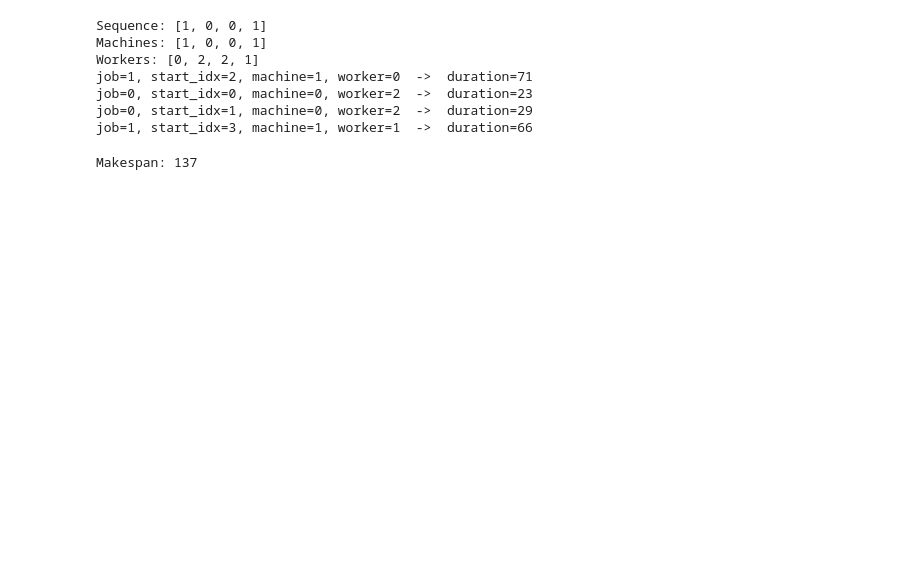
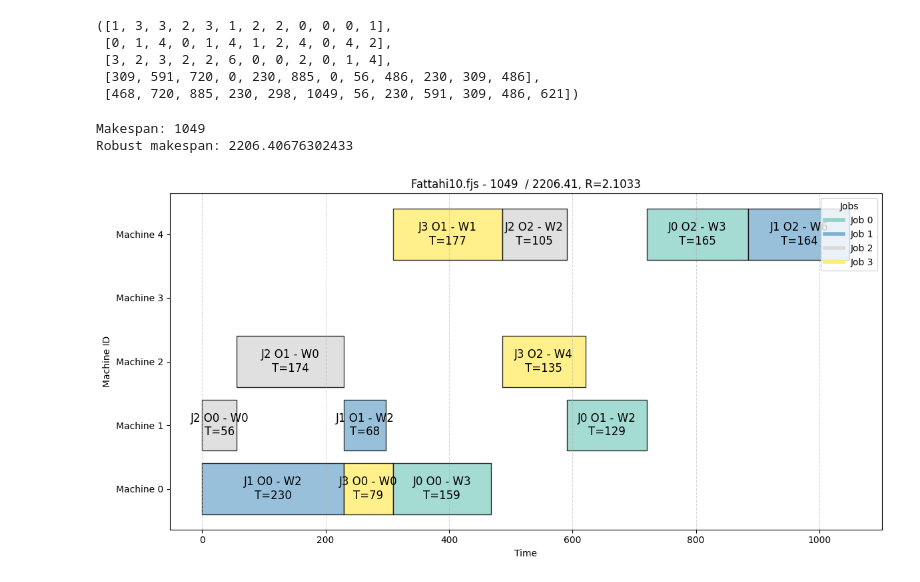
Before and after one commit to itsvoit/FJSSP-W-Competition, a Jupyter notebook: test_solver.ipynb, the cells around one changed output. Cells and saved outputs as stored; diff of their text form; code cells hidden in the pictures; blank space fills up the shorter version.

```diff
--- a/test_solver.ipynb
+++ b/test_solver.ipynb
@@ -30,0 +55,4 @@ sequence, machines, workers
+# %%
+logger.info("Init method")
+method = Method(method_params, encoding, uncertain_eval_function)
+logger.info("Finish init method")
@@ -31,3 +63,14 @@ sequence, machines, workers
+# %%
+best_indv = method.best_indv
+# %%
+sequence, machines, workers, start_times, end_times = best_indv.get_representation()
+sequence, machines, workers, start_times, end_times
+# %% [output]
+([1, 3, 3, 2, 3, 1, 2, 2, 0, 0, 0, 1],
+ [0, 1, 4, 0, 1, 4, 1, 2, 4, 0, 4, 2],
+ [3, 2, 3, 2, 2, 6, 0, 0, 2, 0, 1, 4],
+ [309, 591, 720, 0, 230, 885, 0, 56, 486, 230, 309, 486],
+ [468, 720, 885, 230, 298, 1049, 56, 230, 591, 309, 486, 621])
 # %%
 if PROD:
     assert len(sequence) > 0, "The sequence should not be empty."
@@ -36,15 +81,10 @@ if PROD:
 # %%
-start_times, machines, workers = evaluation.translate(sequence, machines, workers, encoding.durations()) # necessary because the solver does not provide the start times of the schedule
-c = evaluation.makespan(start_times, machines, workers, encoding.durations())
+# start_times, machines, workers = evaluation.translate(sequence, machines, workers, encoding.get_durations()) # necessary because the solver does not provide the start times of the schedule
+# c = evaluation.makespan(start_times, machines, workers, encoding.get_durations())
+c = best_indv.get_internal_fitness()
+robust_c = uncertain_eval_function(best_indv)
+print(f'Makespan: {c}')
+print(f'Robust makespan: {robust_c}')
 # %% [output]
-Sequence: [1, 0, 0, 1]
-Machines: [1, 0, 0, 1]
-Workers: [0, 2, 2, 1]
-job=1, start_idx=2, machine=1, worker=0  ->  duration=71
-job=0, start_idx=0, machine=0, worker=2  ->  duration=23
-job=0, start_idx=1, machine=0, worker=2  ->  duration=29
-job=1, start_idx=3, machine=1, worker=1  ->  duration=66
+Makespan: 1049
+Robust makespan: 2206.40676302433
-# %%
-print(f'Makespan: {c}')
-# %% [output]
-Makespan: 137
@@ -50,0 +170,4 @@ Makespan: 137
+# %%
+plot_fjsspw_gantt(sequence, machines, workers, start_times, end_times, instance_name=instance_name, c=c, robust_c=robust_c)
+# %% [output]
+[figure, added]
```
Also changed, not shown: parts of 12 cells of this notebook, 2 other files.
